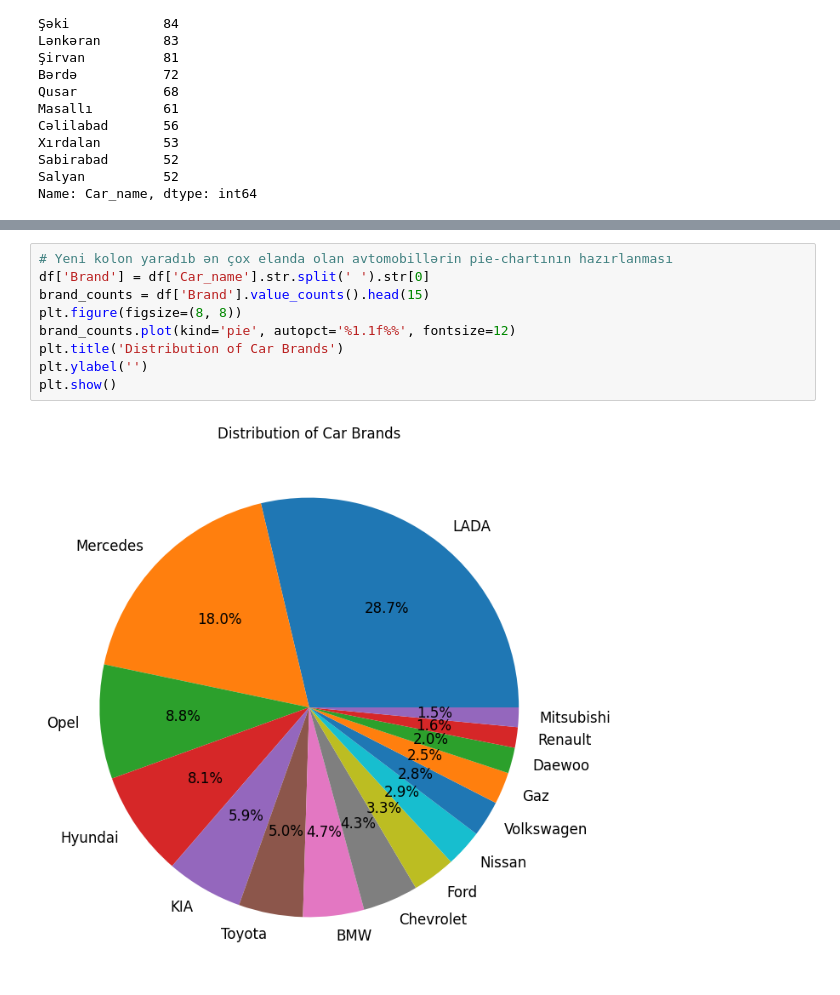
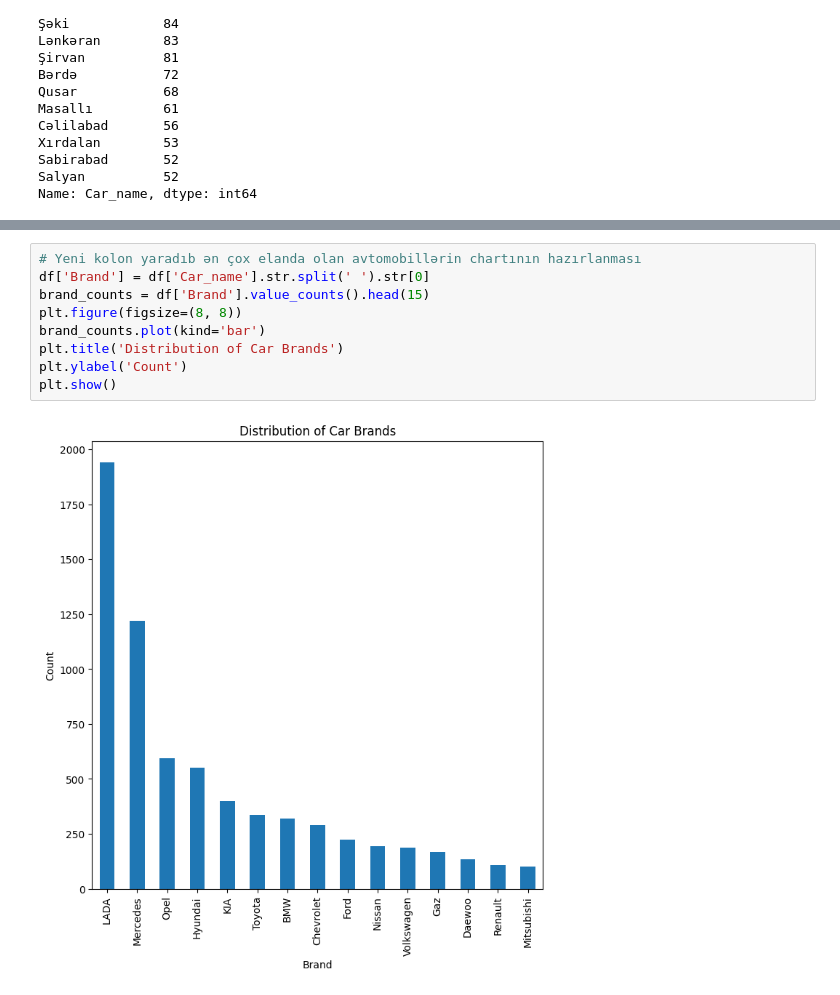
Before and after one commit to Vugar-git/tap.az_car_sales-analyze-with-pandas, a Jupyter notebook: practice.ipynb, the cells around one changed output, grey strips where cells are left out. Drawn from its saved outputs; the diff is of its cells as text.

```diff
--- a/practice.ipynb
+++ b/practice.ipynb
@@ -130,11 +131,11 @@ Text(0, 0.5, 'Location')
 # %%
-# Yeni kolon yaradıb ən çox elanda olan avtomobillərin pie-chartının hazırlanması
+# Yeni kolon yaradıb ən çox elanda olan avtomobillərin chartının hazırlanması
 df['Brand'] = df['Car_name'].str.split(' ').str[0]
 brand_counts = df['Brand'].value_counts().head(15)
 plt.figure(figsize=(8, 8))
-brand_counts.plot(kind='pie', autopct='%1.1f%%', fontsize=12)
+brand_counts.plot(kind='bar')
 plt.title('Distribution of Car Brands')
-plt.ylabel('')
+plt.ylabel('Count')
 plt.show()
 # %% [output]
-[figure, old version]
+[figure, new version]
```
Also changed, not shown: parts of 1 cell of this notebook.
